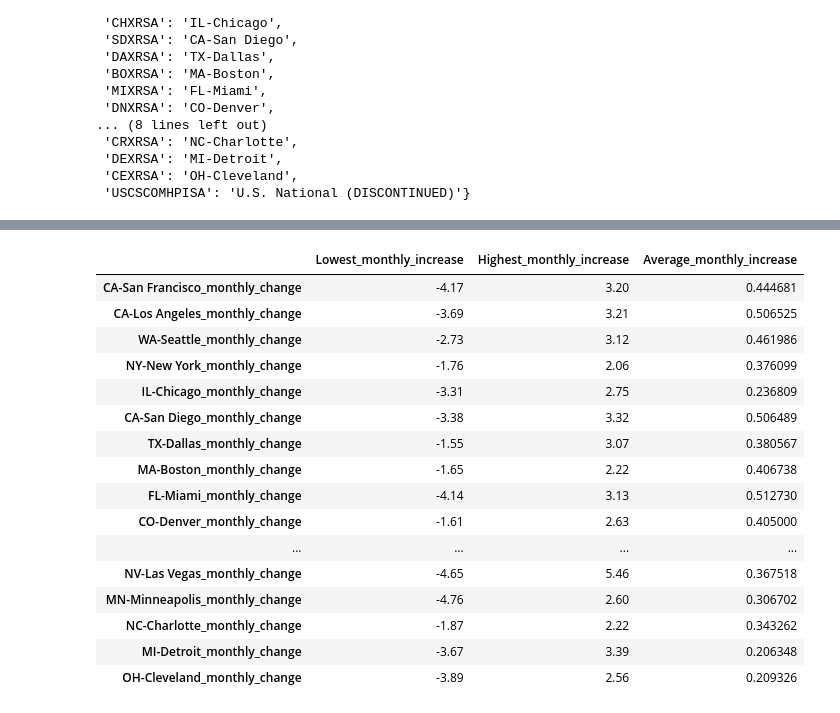
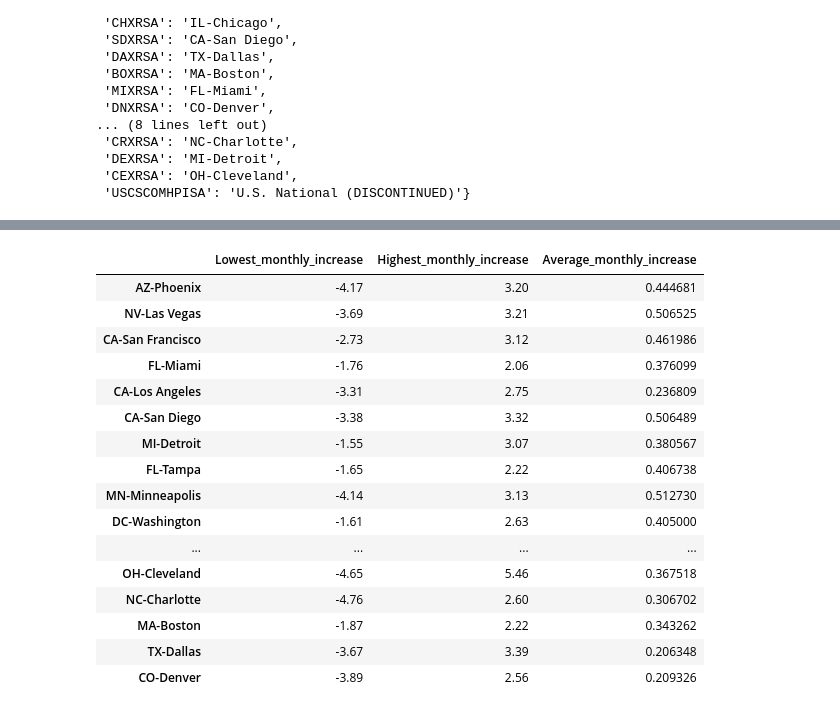
Before and after one commit to peerdoor89/DataAnalysisPortfolio, a Jupyter notebook: Economic Analysis with FRED API.ipynb, the cells around one changed output, grey strips where cells are left out. Saved outputs shown, nothing was run; the diff lists cells and outputs as text; code cells hidden in the pictures.

```diff
--- a/Economic Analysis with FRED API.ipynb
+++ b/Economic Analysis with FRED API.ipynb
@@ -186,12 +189,15 @@ px.line(Case_Shiller_by_state_yearly, title='Case-Shiller Yearly Percentage Chan
 # %%
 # Subsetting Case_Shiller_by_state_yearly into a new dataframe related to the great financial crisis and sorting it
 # from the lowest to the highest percentage change
-Case_Shiller_by_state_great_financial_crisis = Case_Shiller_by_state_yearly.loc['2007-12-01':'2009-07-01'].min().sort_values(ascending=True)
+Case_Shiller_by_state_great_financial_crisis = Case_Shiller_by_state_yearly.loc['2007-12-01':'2009-07-01'].min()\
+                                               .sort_values(ascending=True)
 # Modifying the new dataframe index
-Case_Shiller_by_state_great_financial_crisis.index = Case_Shiller_by_state_great_financial_crisis.index.str.replace('_yearly_change','')
+Case_Shiller_by_state_great_financial_crisis.index = Case_Shiller_by_state_great_financial_crisis.index.str.replace\
+                                                   ('_yearly_change','')
 Case_Shiller_by_state_great_financial_crisis
 # Plotting a bar graph with Plotly
-px.bar(Case_Shiller_by_state_great_financial_crisis).update_layout(xaxis_title='City', yaxis_title='Lowest Yearly Percentage Change')
+px.bar(Case_Shiller_by_state_great_financial_crisis).update_layout(xaxis_title='City', \
+                                                                   yaxis_title='Lowest Yearly Percentage Change')
 # %% [output]
 [interactive output not drawn]
 # %%
@@ -229,23 +235,27 @@ px.bar(Case_Shiller_by_state_monthly).update_layout(width=1600, height=800)
 [interactive output not drawn]
 # %%
 # Showing maximum, minimum and average monthly percent change through for all the series
-Case_Shiller_by_state_monthly_statistics = Case_Shiller_by_state_monthly.agg(['min','max','mean']).T.rename(columns={'min':'Lowest_monthly_increase','max':'Highest_monthly_increase','mean':'Average_monthly_increase'})
+Case_Shiller_by_state_monthly_statistics = Case_Shiller_by_state_monthly.agg(['min','max','mean']).T.rename\
+(columns={'min':'Lowest_monthly_increase','max':'Highest_monthly_increase','mean':'Average_monthly_increase'})
+# Modifying the indexes
+Case_Shiller_by_state_monthly_statistics.index = Case_Shiller_by_state_great_financial_crisis.index.str.replace\
+                                                   ('_monthly_change','')
 Case_Shiller_by_state_monthly_statistics
 # %% [output]
 |  | Lowest_monthly_increase | Highest_monthly_increase | Average_monthly_increase |
-| CA-San Francisco_monthly_change | -4.17 | 3.20 | 0.444681 |
-| CA-Los Angeles_monthly_change | -3.69 | 3.21 | 0.506525 |
-| WA-Seattle_monthly_change | -2.73 | 3.12 | 0.461986 |
-| NY-New York_monthly_change | -1.76 | 2.06 | 0.376099 |
-| IL-Chicago_monthly_change | -3.31 | 2.75 | 0.236809 |
-| CA-San Diego_monthly_change | -3.38 | 3.32 | 0.506489 |
-| TX-Dallas_monthly_change | -1.55 | 3.07 | 0.380567 |
-| MA-Boston_monthly_change | -1.65 | 2.22 | 0.406738 |
-| FL-Miami_monthly_change | -4.14 | 3.13 | 0.512730 |
-| CO-Denver_monthly_change | -1.61 | 2.63 | 0.405000 |
+| AZ-Phoenix | -4.17 | 3.20 | 0.444681 |
+| NV-Las Vegas | -3.69 | 3.21 | 0.506525 |
+| CA-San Francisco | -2.73 | 3.12 | 0.461986 |
+| FL-Miami | -1.76 | 2.06 | 0.376099 |
+| CA-Los Angeles | -3.31 | 2.75 | 0.236809 |
+| CA-San Diego | -3.38 | 3.32 | 0.506489 |
+| MI-Detroit | -1.55 | 3.07 | 0.380567 |
+| FL-Tampa | -1.65 | 2.22 | 0.406738 |
+| MN-Minneapolis | -4.14 | 3.13 | 0.512730 |
+| DC-Washington | -1.61 | 2.63 | 0.405000 |
 | ... | ... | ... | ... |
-| NV-Las Vegas_monthly_change | -4.65 | 5.46 | 0.367518 |
-| MN-Minneapolis_monthly_change | -4.76 | 2.60 | 0.306702 |
-| NC-Charlotte_monthly_change | -1.87 | 2.22 | 0.343262 |
-| MI-Detroit_monthly_change | -3.67 | 3.39 | 0.206348 |
-| OH-Cleveland_monthly_change | -3.89 | 2.56 | 0.209326 |
+| OH-Cleveland | -4.65 | 5.46 | 0.367518 |
+| NC-Charlotte | -4.76 | 2.60 | 0.306702 |
+| MA-Boston | -1.87 | 2.22 | 0.343262 |
+| TX-Dallas | -3.67 | 3.39 | 0.206348 |
+| CO-Denver | -3.89 | 2.56 | 0.209326 |
```
Also changed, not shown: parts of 7 cells of this notebook.
